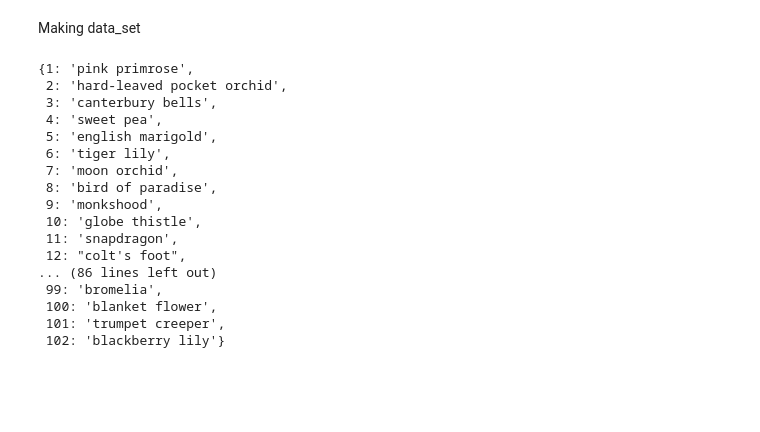
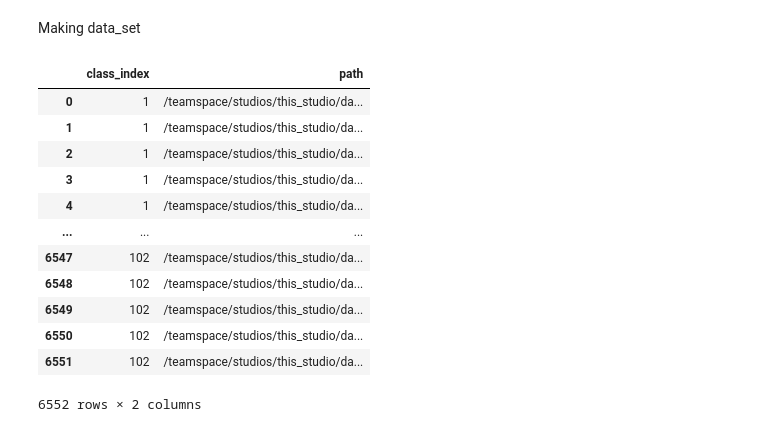
Before and after one commit to o-haid/Detect-FlowersAI, a Jupyter notebook: data.ipynb, the cells around one changed output. Saved outputs shown, nothing was run; the diff lists cells and outputs as text; code cells hidden in the pictures; blank space fills up the shorter version.

```diff
--- a/data.ipynb
+++ b/data.ipynb
@@ -19,22 +22,3 @@ with open(class_path, "r") as file:
     classes = json.load(file)
 classes = {int(k): v for k, v in classes.items()}
 classes = dict(sorted(classes.items()))
-classes
-# %% [output]
-{1: 'pink primrose',
- 2: 'hard-leaved pocket orchid',
- 3: 'canterbury bells',
- 4: 'sweet pea',
- 5: 'english marigold',
- 6: 'tiger lily',
- 7: 'moon orchid',
- 8: 'bird of paradise',
- 9: 'monkshood',
- 10: 'globe thistle',
- 11: 'snapdragon',
- 12: "colt's foot",
-... (86 lines left out)
- 99: 'bromelia',
- 100: 'blanket flower',
- 101: 'trumpet creeper',
- 102: 'blackberry lily'}
@@ -40,0 +41,16 @@ classes
+# %%
+df_image_train
+# %% [output]
+|  | class_index | path |
+| 0 | 1 | /teamspace/studios/this_studio/da... |
+| 1 | 1 | /teamspace/studios/this_studio/da... |
+| 2 | 1 | /teamspace/studios/this_studio/da... |
+| 3 | 1 | /teamspace/studios/this_studio/da... |
+| 4 | 1 | /teamspace/studios/this_studio/da... |
+| ... | ... | ... |
+| 6547 | 102 | /teamspace/studios/this_studio/da... |
+| 6548 | 102 | /teamspace/studios/this_studio/da... |
+| 6549 | 102 | /teamspace/studios/this_studio/da... |
+| 6550 | 102 | /teamspace/studios/this_studio/da... |
+| 6551 | 102 | /teamspace/studios/this_studio/da... |
+6552 rows × 2 columns
```
Also changed, not shown: parts of 4 cells of this notebook, 2 other files.
